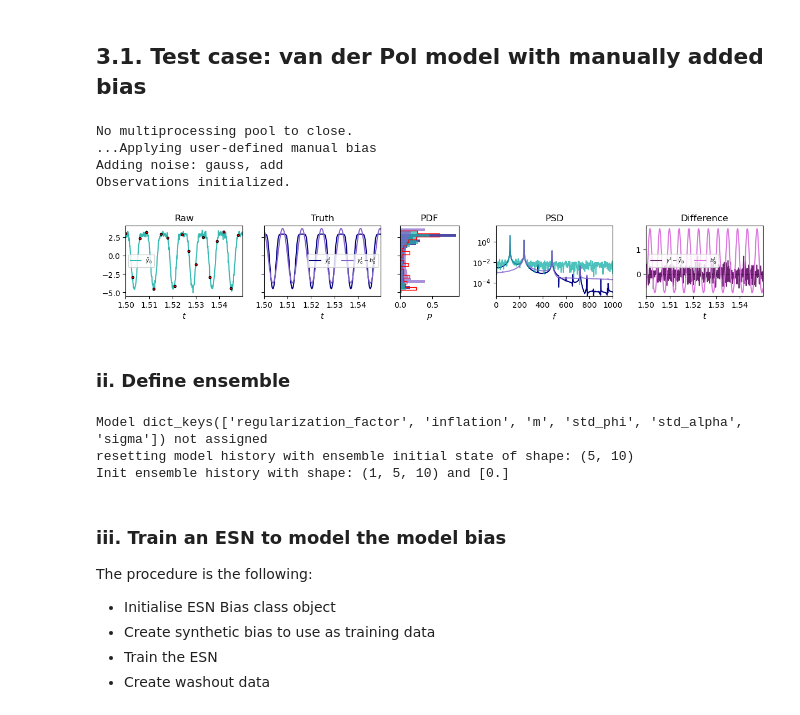
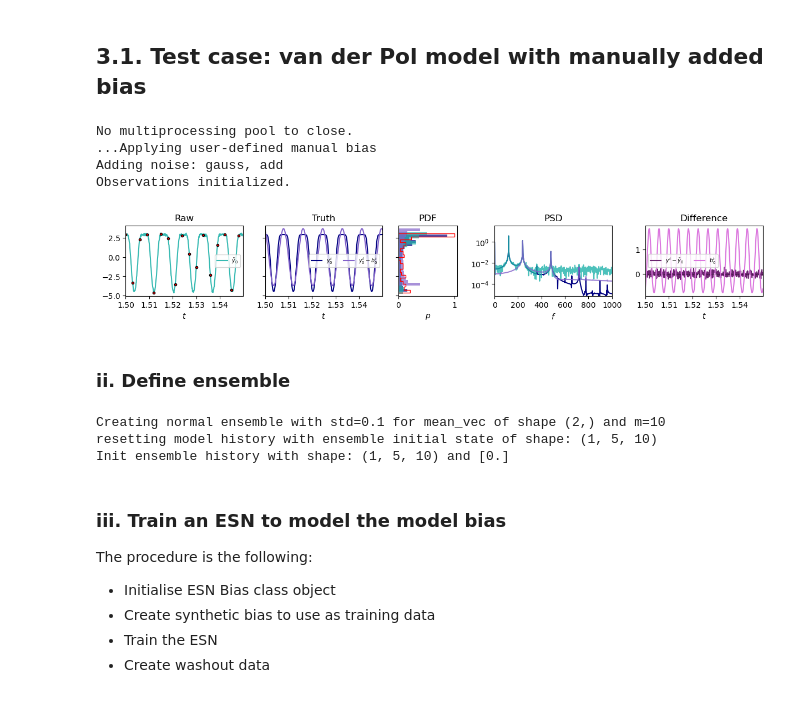
Before and after one commit to andreanovoa/real-time-bias-aware-DA, a Jupyter notebook: scripts/tutorials/13_bias-aware-DA-intro.ipynb, the cells around one changed output. Drawn from its saved outputs; the diff is of its cells as text; code cells hidden in the pictures.

```diff
--- a/scripts/tutorials/13_bias-aware-DA-intro.ipynb
+++ b/scripts/tutorials/13_bias-aware-DA-intro.ipynb
@@ -305,39 +305,38 @@ from models_physical import VdP
 import numpy as np
 rng = np.random.default_rng(0)
 
-dt_t = 2e-4
 
 
 # The manual bias is a function of state and/or time
 def manual_bias(y, t):
     # Linear function of the state
     # return .2 * y + .3 * np.max(y, axis=0), 'linear'
     # Periodic function of the state
     return 0.5 * np.max(y, axis=0) * np.cos(2 * y / np.max(y, axis=0)), 'periodic'
     # Time-varying bias
     # return .4 * y * np.sin((np.expand_dims(t, -1) * np.pi * 2) ** 2), 'time'
 
 
 
 truth = Observations(model=VdP,
                     t_start=1.5,
                     t_stop=1.8,
                     t_max=2.5,
                     Nt_obs=30,
                     add_noise=True,
                     noise_type='gauss, add',
-                    noise_level=0.1,
+                    noise_level=0.02,
                     manual_bias=manual_bias
                     )
 
 
 Observations.plot_truth(truth, window=0.05, f_max=1000)
 # %% [output]
 No multiprocessing pool to close.
 ...Applying user-defined manual bias
 Adding noise: gauss, add
 Observations initialized.
-[figure, old version]
+[figure, new version]
 # %% [markdown]
 ### ii. Define ensemble
 # %%
@@ -346,9 +345,9 @@ from data_assimilation import EnSRKF, EnKF, rBA_EnKF
 
 
 
-alpha0 = dict(zeta=(40, 80.),
-            beta=(50, 80),
-            kappa=(3, 5),)
+alpha0 = dict(zeta=(40, 50.),
+            beta=(50, 60),
+            kappa=(3, 4),)
 
 ensemble = Ensemble(# Data assimilation parameters
                     da_method=rBA_EnKF,
@@ -356,16 +355,15 @@ ensemble = Ensemble(# Data assimilation parameters
                     inflation=1.0,
                     # Model parameters
                     parent_model=VdP,
-                    dt=dt_t,
                     m=10,               # Number of ensemble members
-                    std_phi=0.3,        # Initial uncertainty in the state
+                    std_phi=0.1,        # Initial uncertainty in the state
                     std_alpha=alpha0,       # Initial uncertainty in the parameters
                     sigma=10.,
                     beta=8. / 3.,
                     )
 # %% [output]
-Model dict_keys(['regularization_factor', 'inflation', 'm', 'std_phi', 'std_alpha', 'sigma']) not assigned
-resetting model history with ensemble initial state of shape: (5, 10)
+Creating normal ensemble with std=0.1 for mean_vec of shape (2,) and m=10
+resetting model history with ensemble initial state of shape: (1, 5, 10)
 Init ensemble history with shape: (1, 5, 10) and [0.]
 # %% [markdown]
 ### iii. Train an ESN to model the model bias
```
Also changed, not shown: parts of 16 cells of this notebook, 16 other files.
